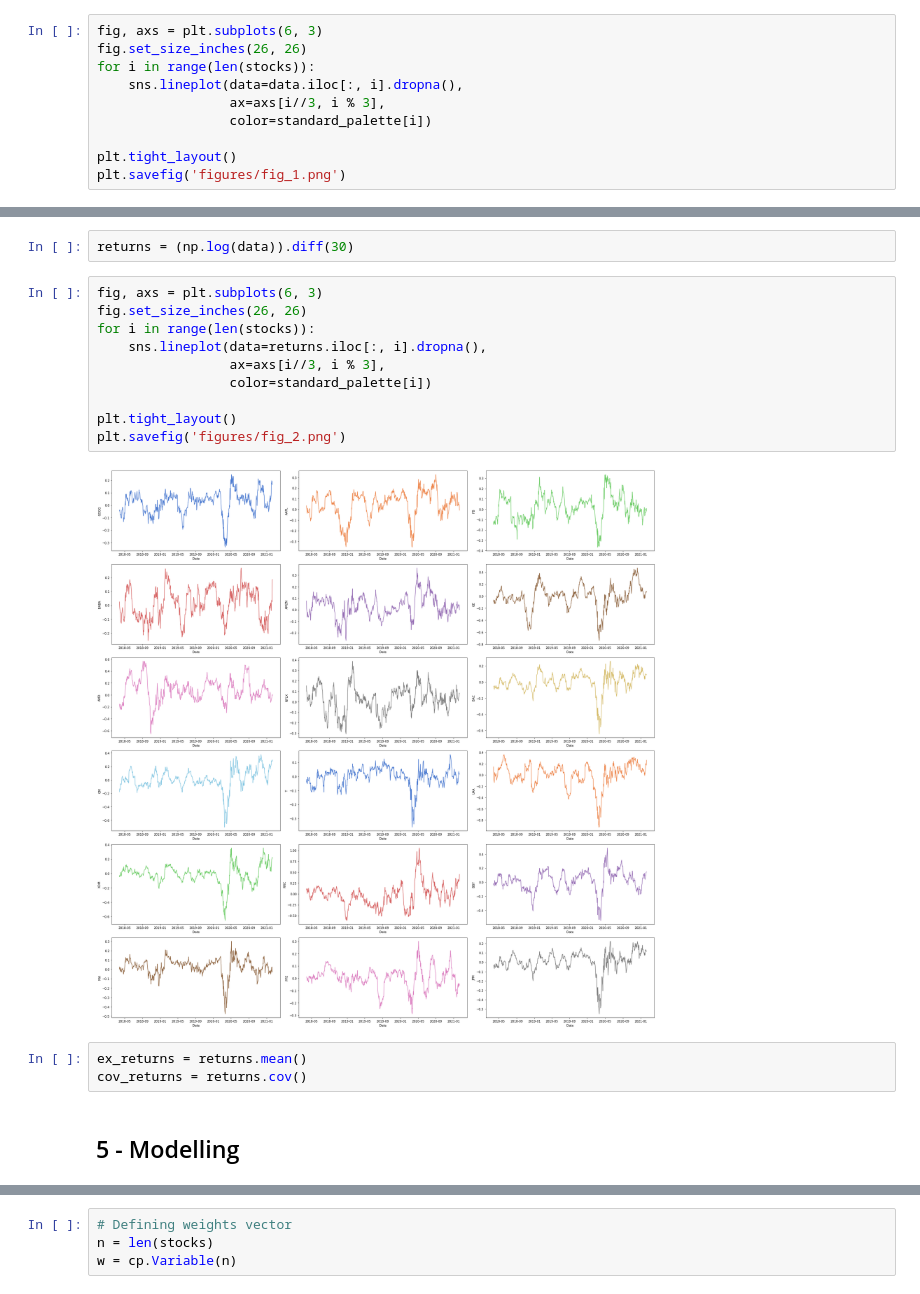
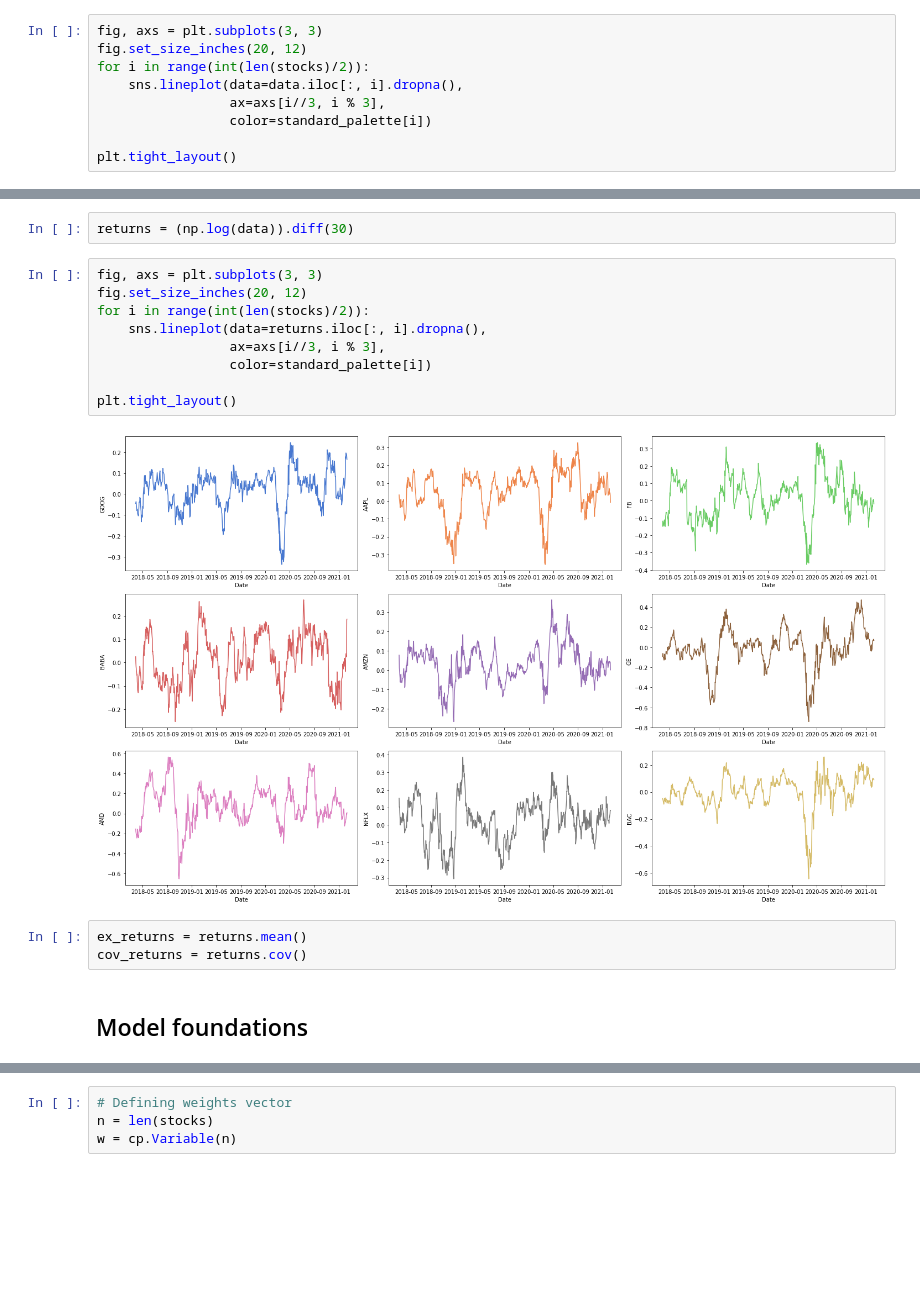
Before and after one commit to patohdzs/getting-them-stonks, a Jupyter notebook: stonks.ipynb, the cells around one changed output, grey strips where cells are left out. Cells and saved outputs as stored; diff of their text form; blank space fills up the shorter version.

```diff
--- a/stonks.ipynb
+++ b/stonks.ipynb
@@ -104,11 +87,10 @@ data.head()
 # %%
-fig, axs = plt.subplots(6, 3)
-fig.set_size_inches(26, 26)
-for i in range(len(stocks)):
+fig, axs = plt.subplots(3, 3)
+fig.set_size_inches(20, 12)
+for i in range(int(len(stocks)/2)):
     sns.lineplot(data=data.iloc[:, i].dropna(),
                  ax=axs[i//3, i % 3],
                  color=standard_palette[i])
 
 plt.tight_layout()
-plt.savefig('figures/fig_1.png')
 # %% [output]
@@ -116,22 +98,21 @@ plt.savefig('figures/fig_1.png')
 # %%
 returns = (np.log(data)).diff(30)
 # %%
-fig, axs = plt.subplots(6, 3)
-fig.set_size_inches(26, 26)
-for i in range(len(stocks)):
+fig, axs = plt.subplots(3, 3)
+fig.set_size_inches(20, 12)
+for i in range(int(len(stocks)/2)):
     sns.lineplot(data=returns.iloc[:, i].dropna(),
                  ax=axs[i//3, i % 3],
                  color=standard_palette[i])
 
 plt.tight_layout()
-plt.savefig('figures/fig_2.png')
 # %% [output]
-[figure, old version]
+[figure, new version]
 # %%
 ex_returns = returns.mean()
 cov_returns = returns.cov()
-# %% [markdown]
-## 5 - Modelling
+# %% [markdown]
+## Model foundations
 # %% [markdown]
 #### Goal:
 
```
Also changed, not shown: parts of 52 cells of this notebook.
